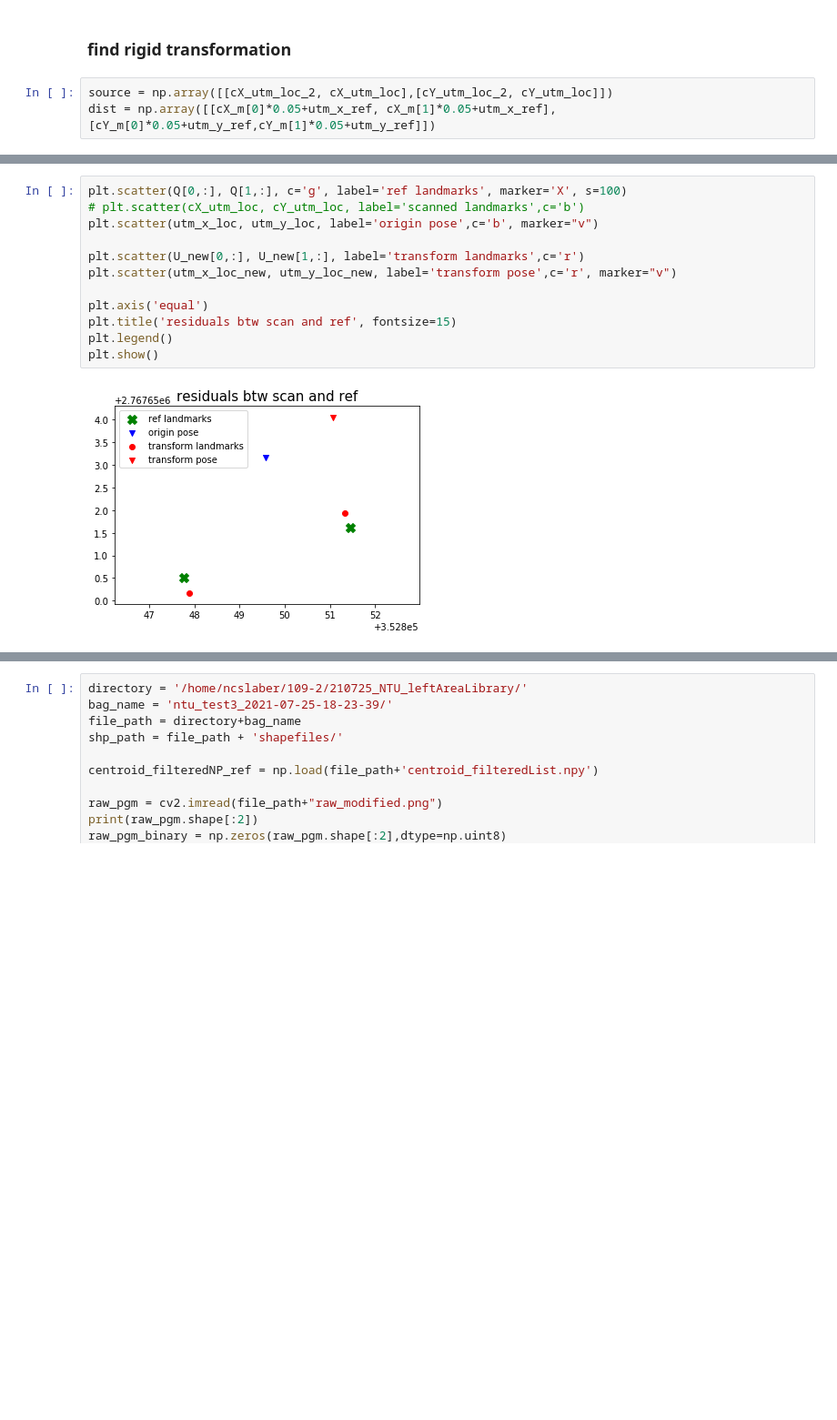
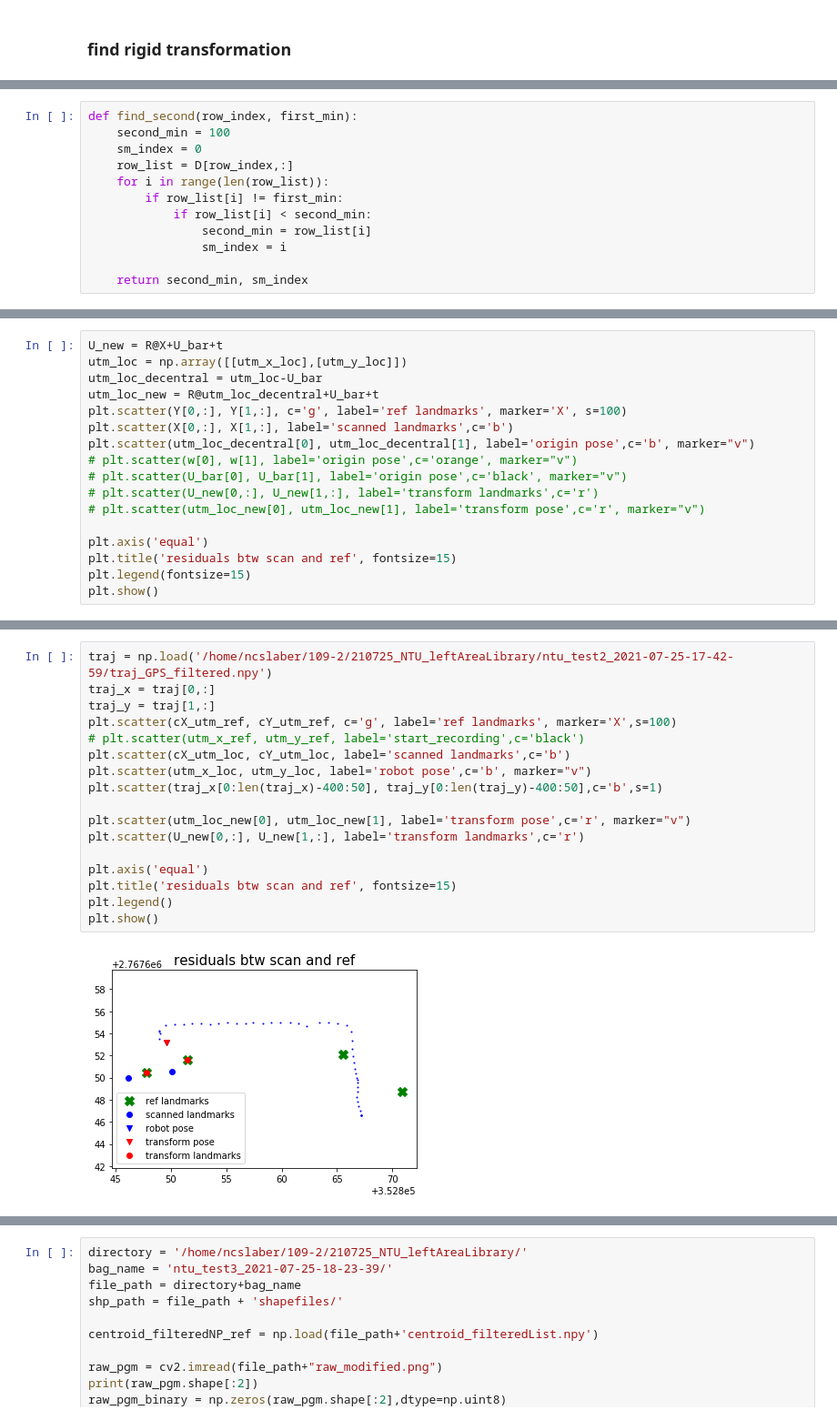
Before and after one commit to Chen-Yu-Qiang/mapping_explorer, a Jupyter notebook: jupyterNotebook/Automatic_tree_detection.ipynb, the cells around one changed output, grey strips where cells are left out. Shown: that part at 91% size. Saved outputs shown, nothing was run; the diff lists cells and outputs as text; blank space fills up the shorter version.

```diff
--- a/jupyterNotebook/Automatic_tree_detection.ipynb
+++ b/jupyterNotebook/Automatic_tree_detection.ipynb
@@ -675,5 +311,2 @@ plt.show()
 # %% [markdown]
 ### find rigid transformation
-# %%
-source = np.array([[cX_utm_loc_2, cX_utm_loc],[cY_utm_loc_2, cY_utm_loc]])
-dist = np.array([[cX_m[0]*0.05+utm_x_ref, cX_m[1]*0.05+utm_x_ref],[cY_m[0]*0.05+utm_y_ref,cY_m[1]*0.05+utm_y_ref]])
@@ -725,0 +329,12 @@ Y = dist-Q_bar
+# %%
+def find_second(row_index, first_min):
+    second_min = 100
+    sm_index = 0
+    row_list = D[row_index,:]
+    for i in range(len(row_list)):
+        if row_list[i] != first_min:
+            if row_list[i] < second_min:
+                second_min = row_list[i]
+                sm_index = i
+
+    return second_min, sm_index
@@ -748,0 +404,17 @@ utm_y_loc_new = utm_y_loc+t[1]
+# %%
+U_new = R@X+U_bar+t
+utm_loc = np.array([[utm_x_loc],[utm_y_loc]])
+utm_loc_decentral = utm_loc-U_bar
+utm_loc_new = R@utm_loc_decentral+U_bar+t
+plt.scatter(Y[0,:], Y[1,:], c='g', label='ref landmarks', marker='X', s=100)
+plt.scatter(X[0,:], X[1,:], label='scanned landmarks',c='b')
+plt.scatter(utm_loc_decentral[0], utm_loc_decentral[1], label='origin pose',c='b', marker="v")
+# plt.scatter(w[0], w[1], label='origin pose',c='orange', marker="v")
+# plt.scatter(U_bar[0], U_bar[1], label='origin pose',c='black', marker="v")
+# plt.scatter(U_new[0,:], U_new[1,:], label='transform landmarks',c='r')
+# plt.scatter(utm_loc_new[0], utm_loc_new[1], label='transform pose',c='r', marker="v")
+
+plt.axis('equal')
+plt.title('residuals btw scan and ref', fontsize=15)
+plt.legend(fontsize=15)
+plt.show()
@@ -763,14 +445,19 @@ plt.show()
 # %%
-plt.scatter(Q[0,:], Q[1,:], c='g', label='ref landmarks', marker='X', s=100)
-# plt.scatter(cX_utm_loc, cY_utm_loc, label='scanned landmarks',c='b')
-plt.scatter(utm_x_loc, utm_y_loc, label='origin pose',c='b', marker="v")
+traj = np.load('/home/ncslaber/109-2/210725_NTU_leftAreaLibrary/ntu_test2_2021-07-25-17-42-59/traj_GPS_filtered.npy')
+traj_x = traj[0,:]
+traj_y = traj[1,:]
+plt.scatter(cX_utm_ref, cY_utm_ref, c='g', label='ref landmarks', marker='X',s=100)
+# plt.scatter(utm_x_ref, utm_y_ref, label='start_recording',c='black')
+plt.scatter(cX_utm_loc, cY_utm_loc, label='scanned landmarks',c='b')
+plt.scatter(utm_x_loc, utm_y_loc, label='robot pose',c='b', marker="v")
+plt.scatter(traj_x[0:len(traj_x)-400:50], traj_y[0:len(traj_y)-400:50],c='b',s=1)
 
+plt.scatter(utm_loc_new[0], utm_loc_new[1], label='transform pose',c='r', marker="v")
 plt.scatter(U_new[0,:], U_new[1,:], label='transform landmarks',c='r')
-plt.scatter(utm_x_loc_new, utm_y_loc_new, label='transform pose',c='r', marker="v")
 
 plt.axis('equal')
 plt.title('residuals btw scan and ref', fontsize=15)
 plt.legend()
 plt.show()
 # %% [output]
-[figure, old version]
+[figure, new version]
```
Also changed, not shown: parts of 56 cells of this notebook, 56 other files.
